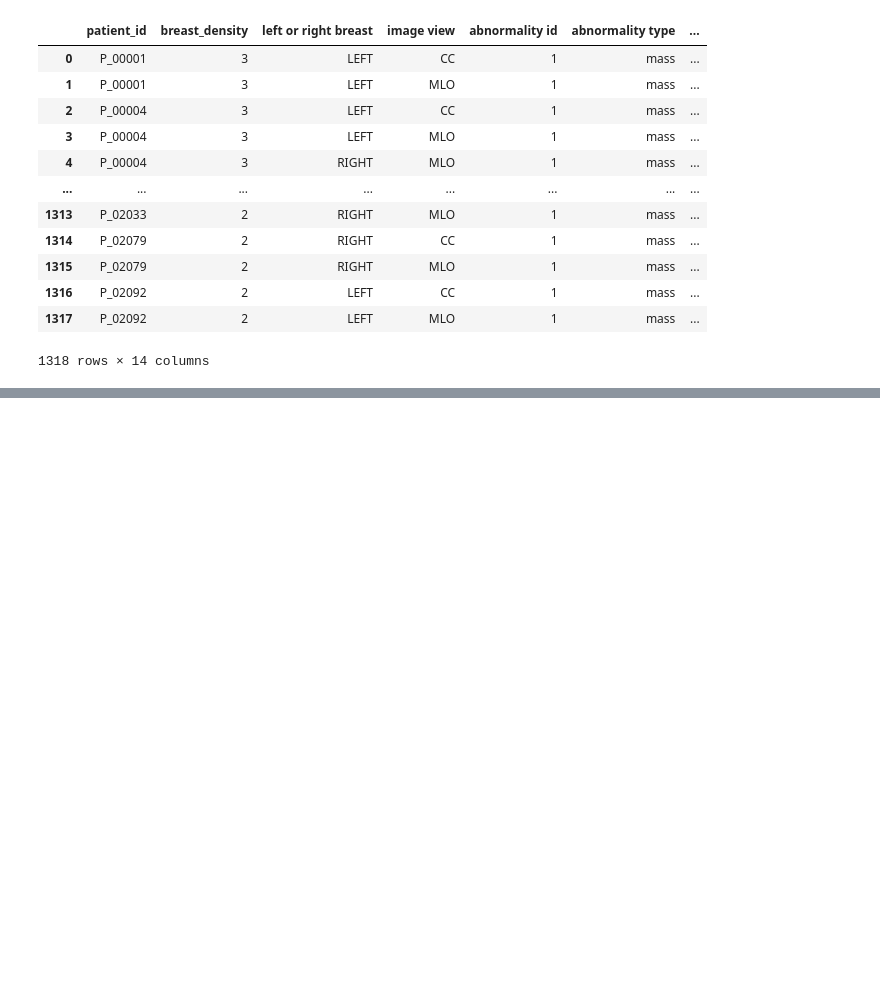
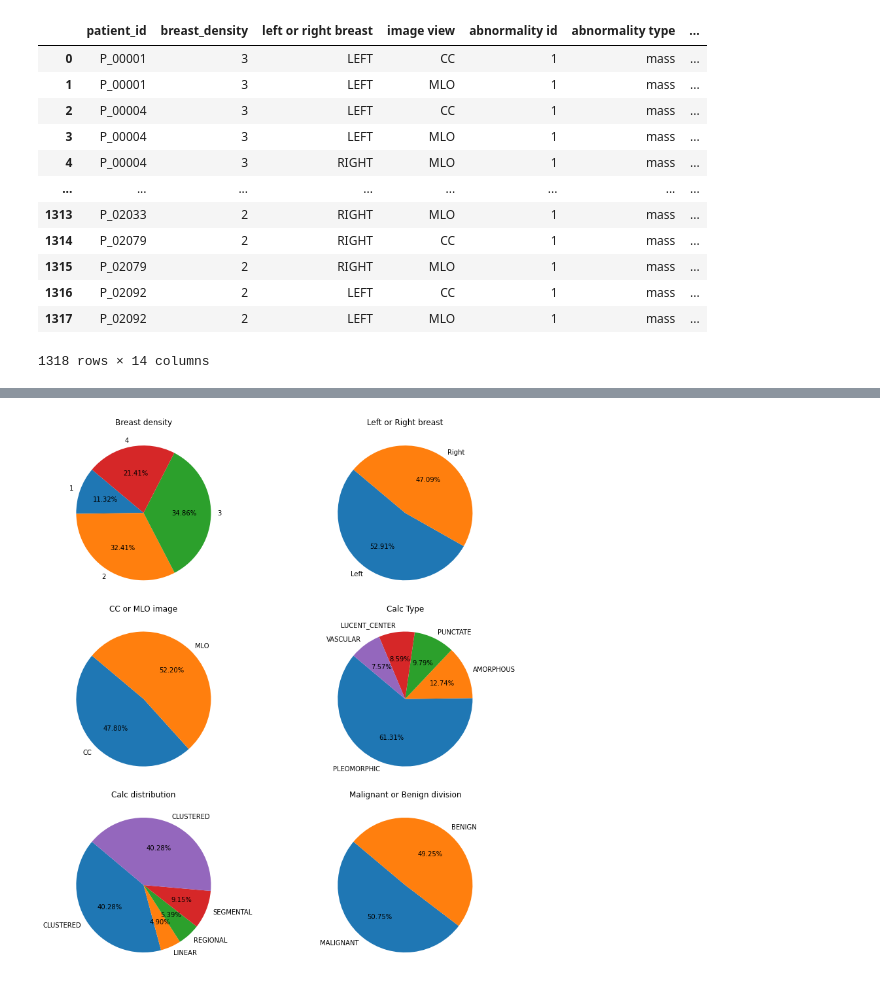
Before and after one commit to MayaHayat/FinalProject-DDSM, a Jupyter notebook: FinalProject-DDSM.ipynb, the cells around one changed output, grey strips where cells are left out. Cells and saved outputs as stored; diff of their text form; code cells hidden in the pictures; blank space fills up the shorter version.

```diff
--- a/FinalProject-DDSM.ipynb
+++ b/FinalProject-DDSM.ipynb
@@ -231,0 +381,3 @@ plt.show()
+# %%
+calc = pd.read_csv('C:/Users/Maya/DDSM_CSV/calc_case_description_train_set.csv', sep=',')
+calc
@@ -231,0 +398,4 @@ plt.show()
+# %%
+# Drop irrelevant columns
+calc = calc.drop(['abnormality type', 'abnormality id','image file path', 'ROI mask file path', 'cropped image file path'], axis=1)
+calc
@@ -231,0 +418,72 @@ plt.show()
+# %%
+# Create a 3x2 grid of subplots
+fig, ax = plt.subplots(3, 2, figsize=(12, 12))
+((ax1, ax2),(ax3, ax4), (ax5, ax6)) = ax
+
+# Subplot 1: Laterality Distribution
+density_count = calc['breast density'].value_counts()
+count_1 = density_count.loc[1]
+count_2 = density_count.loc[2]
+count_3 = density_count.loc[3]
+count_4 = density_count.loc[4]
+
+ax1.pie([count_1, count_2, count_3, count_4], labels=['1', '2', '3', '4'], autopct='%1.2f%%', startangle=140)
+ax1.set_title('Breast density')
+
+
+# Subplot 2: Orientation Distribution
+calc_side = calc['left or right breast'].value_counts()
+count_Left = calc_side.get('LEFT', 0)
+count_Right = calc_side.get('RIGHT', 0)
+
+ax2.pie([count_Left, count_Right], labels=['Left', 'Right'], autopct='%1.2f%%', startangle=140)
+ax2.set_title('Left or Right breast')
+
+
+# Subplot 3: CC vs MLO
+calc_img = calc['image view'].value_counts()
+count_CC = calc_img.get('CC', 0)
+count_MLO = calc_img.get('MLO', 0)
+
+ax3.pie([count_CC, count_MLO], labels=['CC', 'MLO'], autopct='%1.2f%%', startangle=140)
+ax3.set_title('CC or MLO image')
+
+
+# Subplot 4: calc type
+calc_type_count = calc['calc type'].value_counts()
+count_oval = calc_type_count.get('PLEOMORPHIC', 0)
+count_irregular = calc_type_count.get('AMORPHOUS', 0)
+count_round = calc_type_count.get('PUNCTATE', 0)
+count_lobulated = calc_type_count.get('LUCENT_CENTER', 0)
+count_ad = calc_type_count.get('VASCULAR', 0)
+
+ax4.pie([count_oval, count_irregular, count_round, count_lobulated,count_ad], labels=['PLEOMORPHIC', 'AMORPHOUS', 'PUNCTATE', 'LUCENT_CENTER', 'VASCULAR'], autopct='%1.2f%%', startangle=140)
+ax4.set_title('Calc Type')
+
+
+# Subplot 5: calc distribution
+calc_distribution_count = calc['calc distribution'].value_counts()
+count_c = calc_distribution_count.get('CLUSTERED', 0)
+count_s = calc_distribution_count.get('LINEAR', 0)
+count_illdef = calc_distribution_count.get('REGIONAL', 0)
+count_obscured = calc_distribution_count.get('SEGMENTAL', 0)
+count_m = calc_distribution_count.get('CLUSTERED', 0)
+
+ax5.pie([count_c, count_s, count_illdef, count_obscured, count_m], labels=['CLUSTERED', 'LINEAR', 'REGIONAL', 'SEGMENTAL', 'CLUSTERED'], autopct='%1.2f%%', startangle=140)
+ax5.set_title('Calc distribution')
+
+
+# Subplot 6: Malignant or benign
+calc_pathology = calc['pathology'].value_counts()
+count_malignant = calc_pathology.get('MALIGNANT', 0)
+count_benign = calc_pathology.get('BENIGN', 0)
+
+ax6.pie([count_malignant, count_benign], labels=['MALIGNANT', 'BENIGN'], autopct='%1.2f%%', startangle=140)
+ax6.set_title('Malignant or Benign division')
+
+
+# Adjust layout and display the plot
+plt.tight_layout()
+plt.show()
+# %% [output]
+[figure, added]
```
Also changed, not shown: parts of 26 cells of this notebook.
